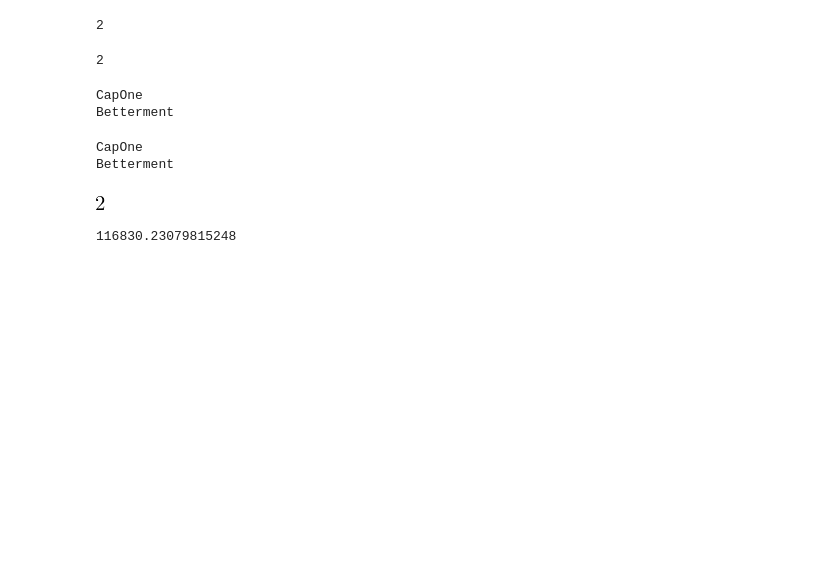
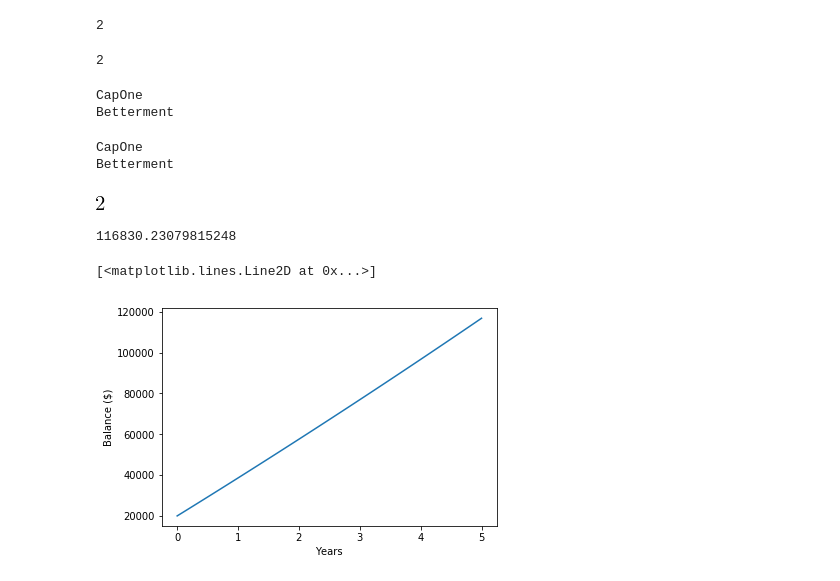
Before and after one commit to berger156/CompoundInterest, a Jupyter notebook: Compound Interest.ipynb, the cells around one changed output. Saved outputs shown, nothing was run; the diff lists cells and outputs as text; code cells hidden in the pictures; blank space fills up the shorter version.

Commit message:
added account class method to plot an account versus time

```diff
--- a/Compound Interest.ipynb
+++ b/Compound Interest.ipynb
@@ -52,7 +52,7 @@ class account:
     def plotAccounts(cls, noYears):
         t = np.linspace(0, noYears)
         for acct in cls._registry:
-            plt.plot(t, acct.balance)
+            plt.plot(t, acct.calcBalance)
 
     numberOfAccounts = 0
 
@@ -92,6 +92,15 @@ class account:
         balance = P*(1 + r/n)**(n*t) + c*((1 + r/n)**(n*t + 1) - (1 + r/n))/(r/n)
 
         return balance
+
+    def plotAccount(self,noYears):
+        t = np.linspace(0, noYears)
+
+        accountGraph = plt.plot(t, self.calcBalance(t))
+        plt.xlabel("Years")
+        plt.ylabel("Balance ($)")
+
+        return accountGraph
 # %%
 test = account("test","checking", 0, 0, 0, 500, 'weekly')
 # %% [output]
@@ -131,3 +140,8 @@ CapOne.APR
 CapOne.calcBalance(5)
 # %% [output]
 116830.23079815248
+# %%
+CapOne.plotAccount(5)
+# %% [output]
+[<matplotlib.lines.Line2D at 0x...>]
+[figure, added]
```
